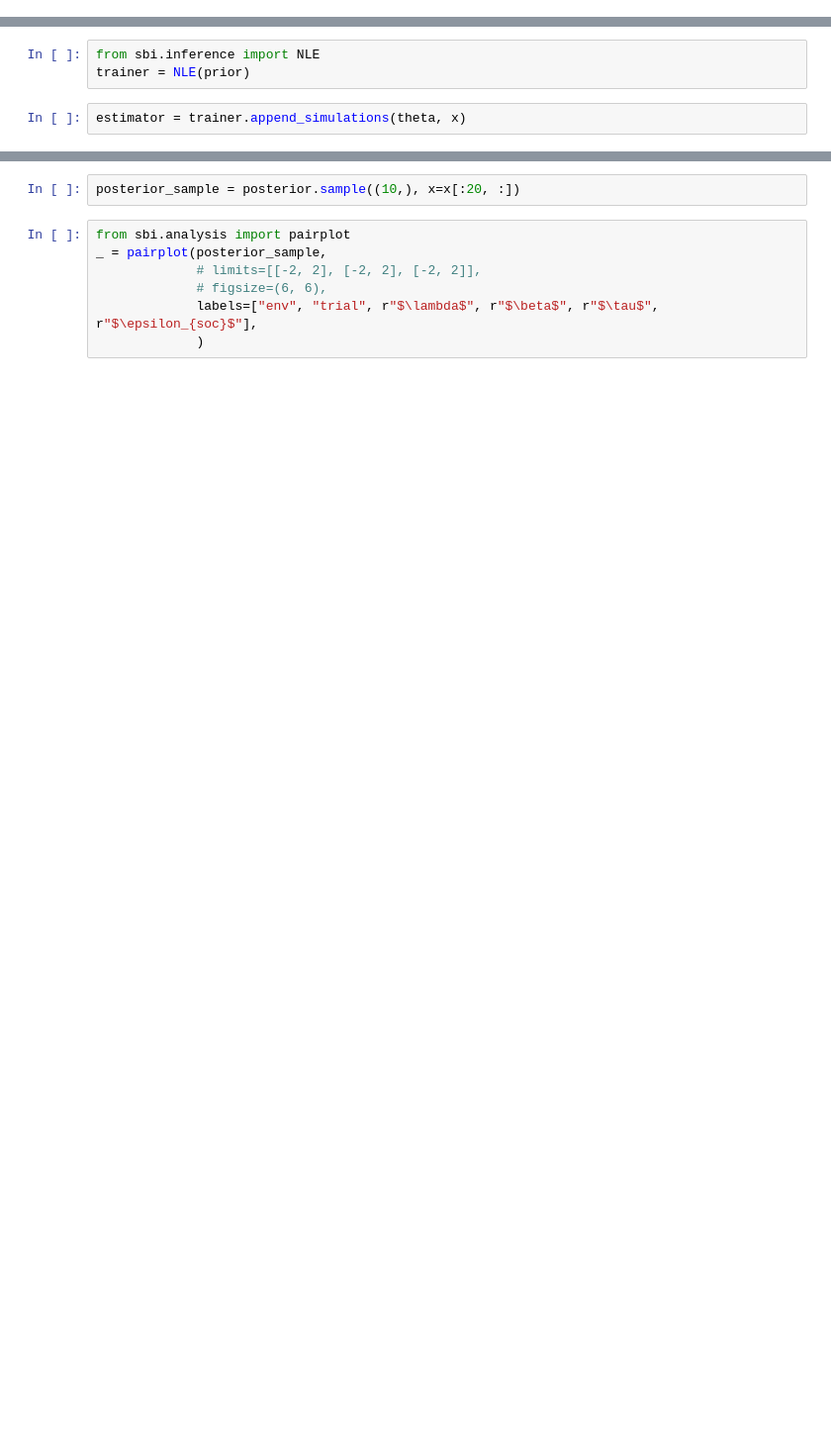
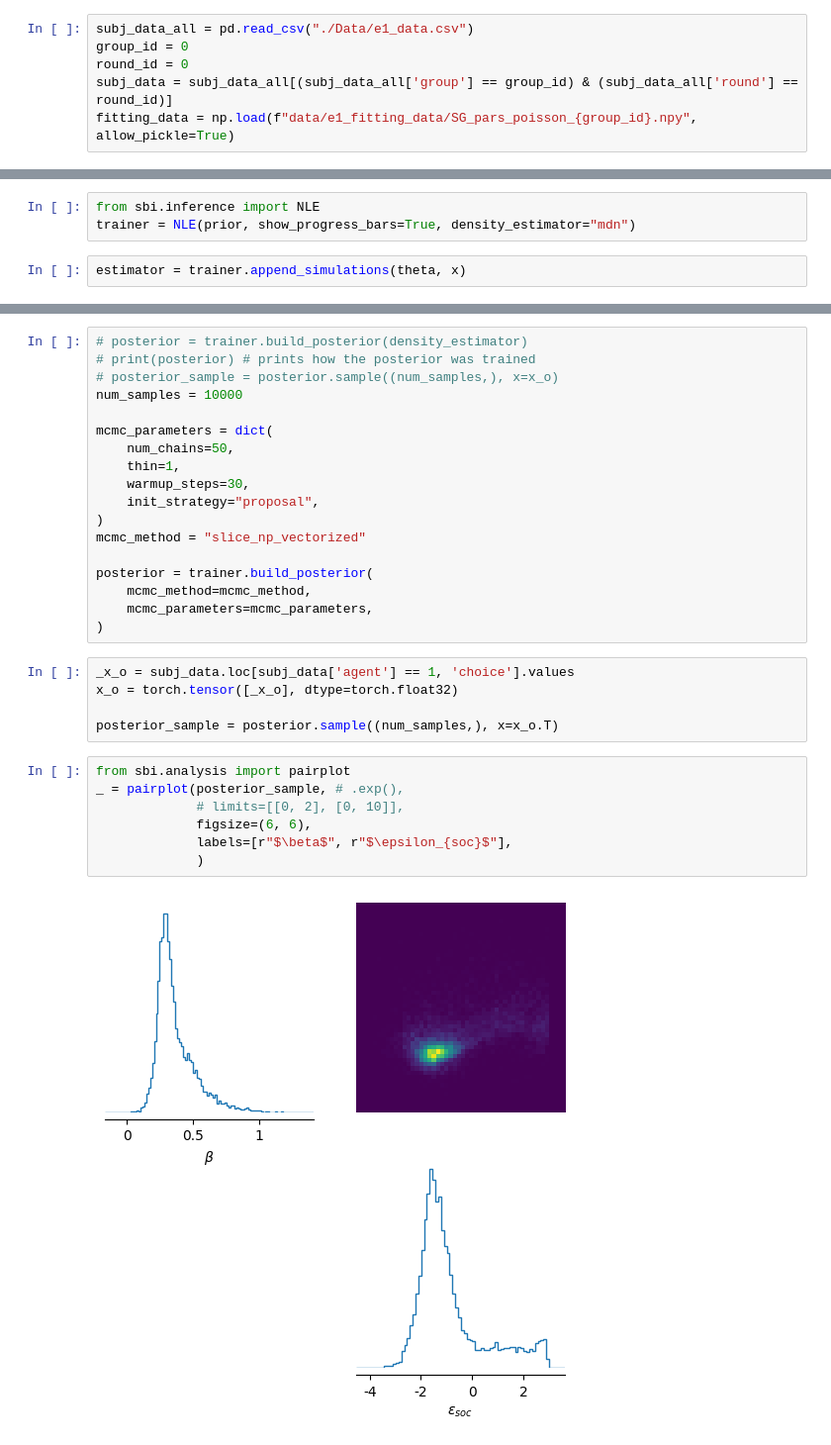
Before and after one commit to vagechirkov/socialGeneralizationSBI, a Jupyter notebook: sbi.ipynb, the cells around one changed output, grey strips where cells are left out. Shown at 99% size. Cells and saved outputs as stored; diff of their text form; blank space fills up the shorter version.

Commit message:
simulation-based inference pipeline for one subject one round

```diff
--- a/sbi.ipynb
+++ b/sbi.ipynb
@@ -9,3 +10,9 @@ import numpy as np
 import torch
 import json
 import os
+# %%
+subj_data_all = pd.read_csv("./Data/e1_data.csv")
+group_id = 0
+round_id = 0
+subj_data = subj_data_all[(subj_data_all['group'] == group_id) & (subj_data_all['round'] == round_id)]
+fitting_data = np.load(f"data/e1_fitting_data/SG_pars_poisson_{group_id}.npy", allow_pickle=True)
@@ -56,6 +139,6 @@ prior.sample((num_simulations,))
 # %%
 from sbi.inference import NLE
-trainer = NLE(prior)
+trainer = NLE(prior, show_progress_bars=True, density_estimator="mdn")
 # %%
 estimator = trainer.append_simulations(theta, x)
 # %%
@@ -67,9 +148,32 @@ print(posterior) # prints how the posterior was trained
+# %%
+# posterior = trainer.build_posterior(density_estimator)
+# print(posterior) # prints how the posterior was trained
+# posterior_sample = posterior.sample((num_samples,), x=x_o)
+num_samples = 10000
+
+mcmc_parameters = dict(
+    num_chains=50,
+    thin=1,
+    warmup_steps=30,
+    init_strategy="proposal",
+)
+mcmc_method = "slice_np_vectorized"
+
+posterior = trainer.build_posterior(
+    mcmc_method=mcmc_method,
+    mcmc_parameters=mcmc_parameters,
+)
 # %%
-posterior_sample = posterior.sample((10,), x=x[:20, :])
+_x_o = subj_data.loc[subj_data['agent'] == 1, 'choice'].values
+x_o = torch.tensor([_x_o], dtype=torch.float32)
+
+posterior_sample = posterior.sample((num_samples,), x=x_o.T)
 # %%
 from sbi.analysis import pairplot
-_ = pairplot(posterior_sample,
-             # limits=[[-2, 2], [-2, 2], [-2, 2]],
-             # figsize=(6, 6),
-             labels=["env", "trial", r"$\lambda$", r"$\beta$", r"$\tau$", r"$\epsilon_{soc}$"],
+_ = pairplot(posterior_sample, # .exp(),
+             # limits=[[0, 2], [0, 10]],
+             figsize=(6, 6),
+             labels=[r"$\beta$", r"$\epsilon_{soc}$"],
              )
+# %% [output]
+[figure, added]
```
Also changed, not shown: parts of 17 cells of this notebook, 1 other file.
